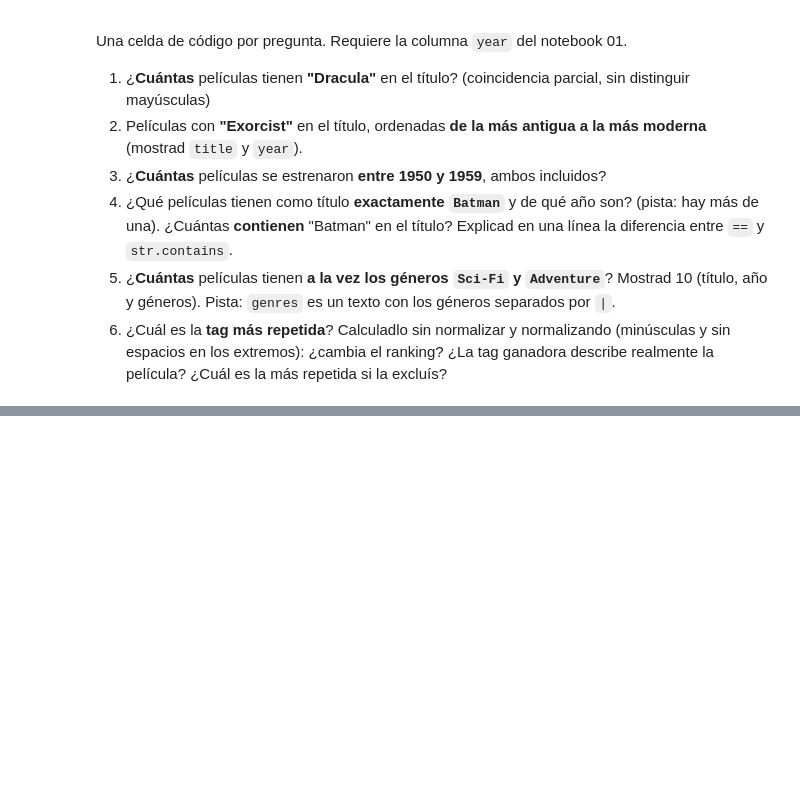
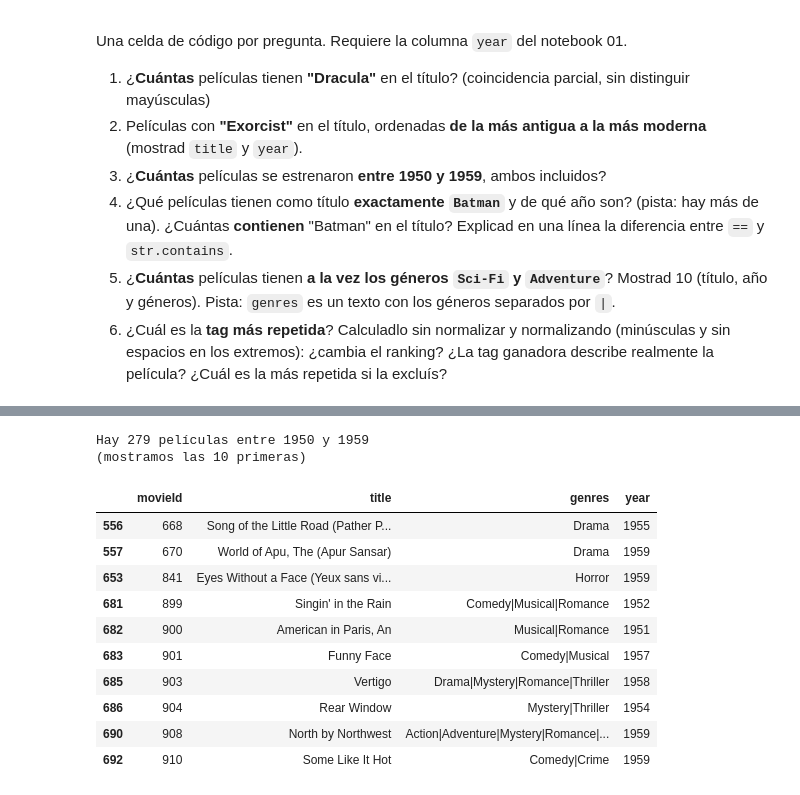
Before and after one commit to susanaferreras/TC01-Catalogo-Peliculas, a Jupyter notebook: notebooks/02_analisis.ipynb, the cells around one changed output, grey strips where cells are left out. Cells and saved outputs as stored; diff of their text form; code cells hidden in the pictures; blank space fills up the shorter version.

```diff
--- a/notebooks/02_analisis.ipynb
+++ b/notebooks/02_analisis.ipynb
@@ -241,4 +355,23 @@ Una celda de código por pregunta. Requiere la columna `year` del notebook 01.
 # %%
 # --- 5.3 Películas entre 1950 y 1959 ---
+peliculas_5059 = df_movies[df_movies["year"].between(1950, 1959)]
+
+print("Hay", len(peliculas_5059), "películas entre 1950 y 1959")
+print("(mostramos las 10 primeras)")
+display(peliculas_5059.head(10))
+# %% [output]
+Hay 279 películas entre 1950 y 1959
+(mostramos las 10 primeras)
+|  | movieId | title | genres | year |
+| 556 | 668 | Song of the Little Road (Pather P... | Drama | 1955 |
+| 557 | 670 | World of Apu, The (Apur Sansar) | Drama | 1959 |
+| 653 | 841 | Eyes Without a Face (Yeux sans vi... | Horror | 1959 |
+| 681 | 899 | Singin' in the Rain | Comedy|Musical|Romance | 1952 |
+| 682 | 900 | American in Paris, An | Musical|Romance | 1951 |
+| 683 | 901 | Funny Face | Comedy|Musical | 1957 |
+| 685 | 903 | Vertigo | Drama|Mystery|Romance|Thriller | 1958 |
+| 686 | 904 | Rear Window | Mystery|Thriller | 1954 |
+| 690 | 908 | North by Northwest | Action|Adventure|Mystery|Romance|... | 1959 |
+| 692 | 910 | Some Like It Hot | Comedy|Crime | 1959 |
 # %%
 # --- 5.4 Batman: exacto vs. contiene ---
```
Also changed, not shown: parts of 11 cells of this notebook.
